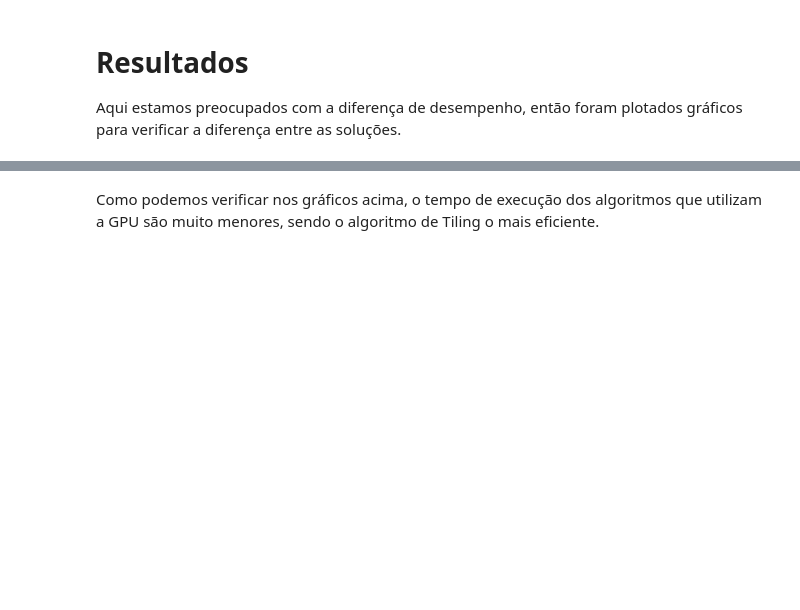
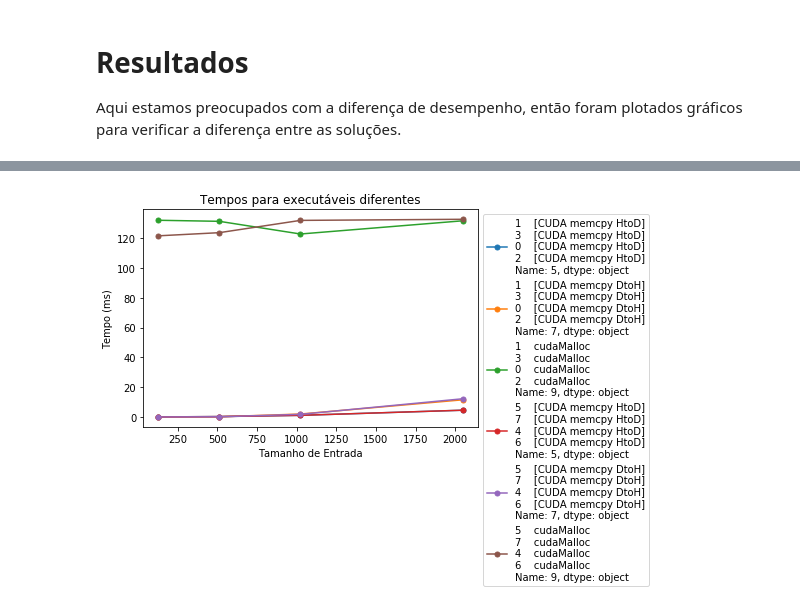
Before and after one commit to filipefborba/supercomp, a Jupyter notebook: 15-gpu-IV/Filipe Borba - GPU Entrega.ipynb, the cells around one changed output, grey strips where cells are left out. Drawn from its saved outputs; the diff is of its cells as text; code cells hidden in the pictures; blank space fills up the shorter version.

```diff
--- a/15-gpu-IV/Filipe Borba - GPU Entrega.ipynb
+++ b/15-gpu-IV/Filipe Borba - GPU Entrega.ipynb
@@ -106,3 +143,6 @@ def run_nvprof_test(file, input_file):
         dtoh_time, dtoh_name,
         malloc_time, malloc_name
            ]
+# %%
+gpu_files = [x for x in output if (x.startswith("naive") or x.startswith("tiling"))]
+gpu_files
@@ -109,6 +158,4 @@ def run_nvprof_test(file, input_file):
 # %%
 data_gpu = []
-gpu_files = ["naive.cu", "tiling.cu"]
-for v in vector_sizes[1:]:
-    for f in gpu_files:
-        data_gpu.append(run_nvprof_test(f[:-3], v))
+for f in gpu_files:
+    data_gpu.append(run_nvprof_test(f))
@@ -118,4 +183,5 @@ for v in vector_sizes[1:]:
 Aqui estamos preocupados com a diferença de desempenho, então foram plotados gráficos para verificar a diferença entre as soluções.
 # %%
 df = pd.DataFrame(data, dtype=np.float64)
+df = df.sort_values(by=[0, 1])
 df
@@ -122,3 +202,4 @@ df
 # %%
 df2 = pd.DataFrame(data_gpu, dtype=np.float64)
+df2 = df2.sort_values(by=[0, 1])
 df2
@@ -136,12 +229,16 @@ plt.show()
 # %%
 groups = df2.groupby(0)
 
 fig, ax = plt.subplots()
 for name, group in groups:
-    ax.plot(group[1], group[2], marker='o', linestyle='-', ms=5, label=group[0])
+    ax.plot(group[1], group[4], marker='o', linestyle='-', ms=5, label=group[5])
+    ax.plot(group[1], group[6], marker='o', linestyle='-', ms=5, label=group[7])
+    ax.plot(group[1], group[8], marker='o', linestyle='-', ms=5, label=group[9])
 
 plt.title('Tempos para executáveis diferentes')
 plt.ylabel('Tempo (ms)')
 plt.xlabel('Tamanho de Entrada')
 plt.legend(loc='upper left', bbox_to_anchor=(1, 1))
 plt.show()
+# %% [output]
+[figure, added]
@@ -151,2 +244,0 @@ for key, item in groups:
-# %% [markdown]
-Como podemos verificar nos gráficos acima, o tempo de execução dos algoritmos que utilizam a GPU são muito menores, sendo o algoritmo de Tiling o mais eficiente.
```
Also changed, not shown: parts of 13 cells of this notebook.
